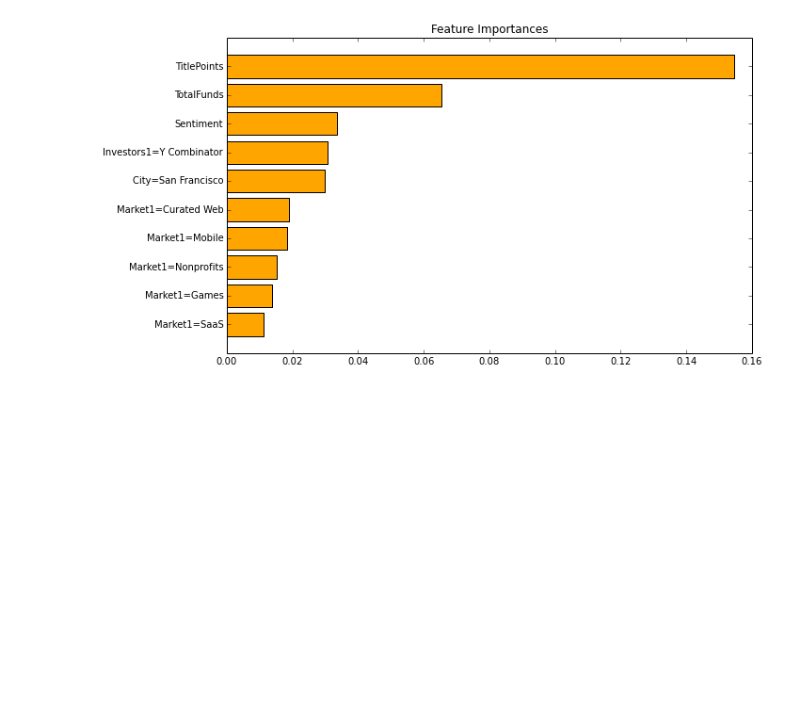
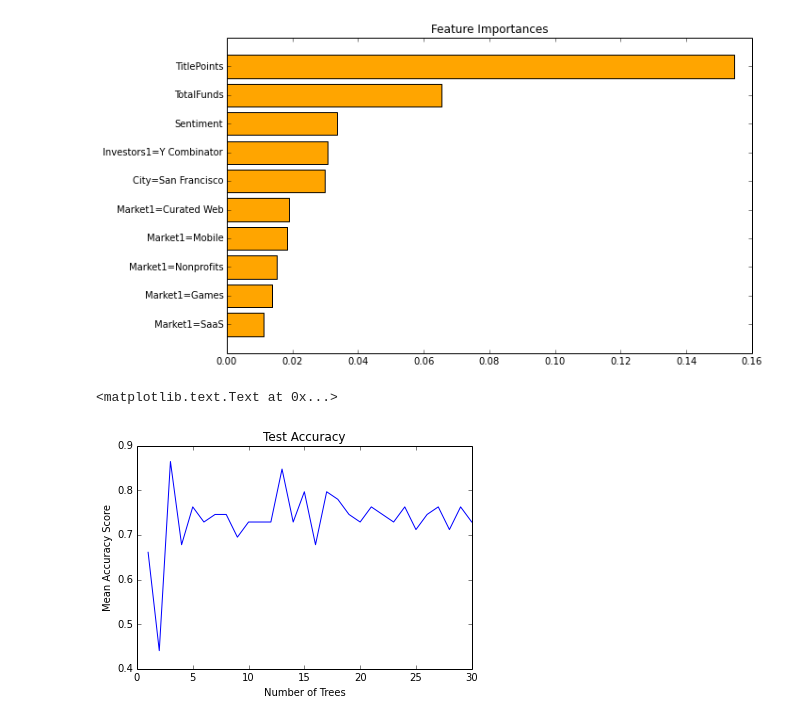
Before and after one commit to ajitpasayat/YC-HN-Startup-Success, a Jupyter notebook: StartupDecisionTree.ipynb, the cells around one changed output. Cells and saved outputs as stored; diff of their text form; code cells hidden in the pictures; blank space fills up the shorter version.

Commit message:
Tested accuracy of random forest classifier

```diff
--- a/StartupDecisionTree.ipynb
+++ b/StartupDecisionTree.ipynb
@@ -146,3 +146,20 @@ for index, row in fullsetbackup.iterrows():
 fullset['PredictedClass'] = classifier
 # %%
 fullset.to_csv('FullSet.csv', sep=',', encoding='utf-8')
+# %%
+# Model validation
+scores = []
+ntrees = []
+for n in range(1,31):
+    clf_validation = RandomForestClassifier(n_estimators=n)
+    clf_validation = clf_validation.fit(X_train, y_train)
+    ntrees.append(n)
+    scores.append(clf_validation.score(X_test, y_test))
+# %%
+plot(ntrees,scores)
+title('Test Accuracy')
+xlabel('Number of Trees')
+ylabel('Mean Accuracy Score')
+# %% [output]
+<matplotlib.text.Text at 0x...>
+[figure, added]
```
